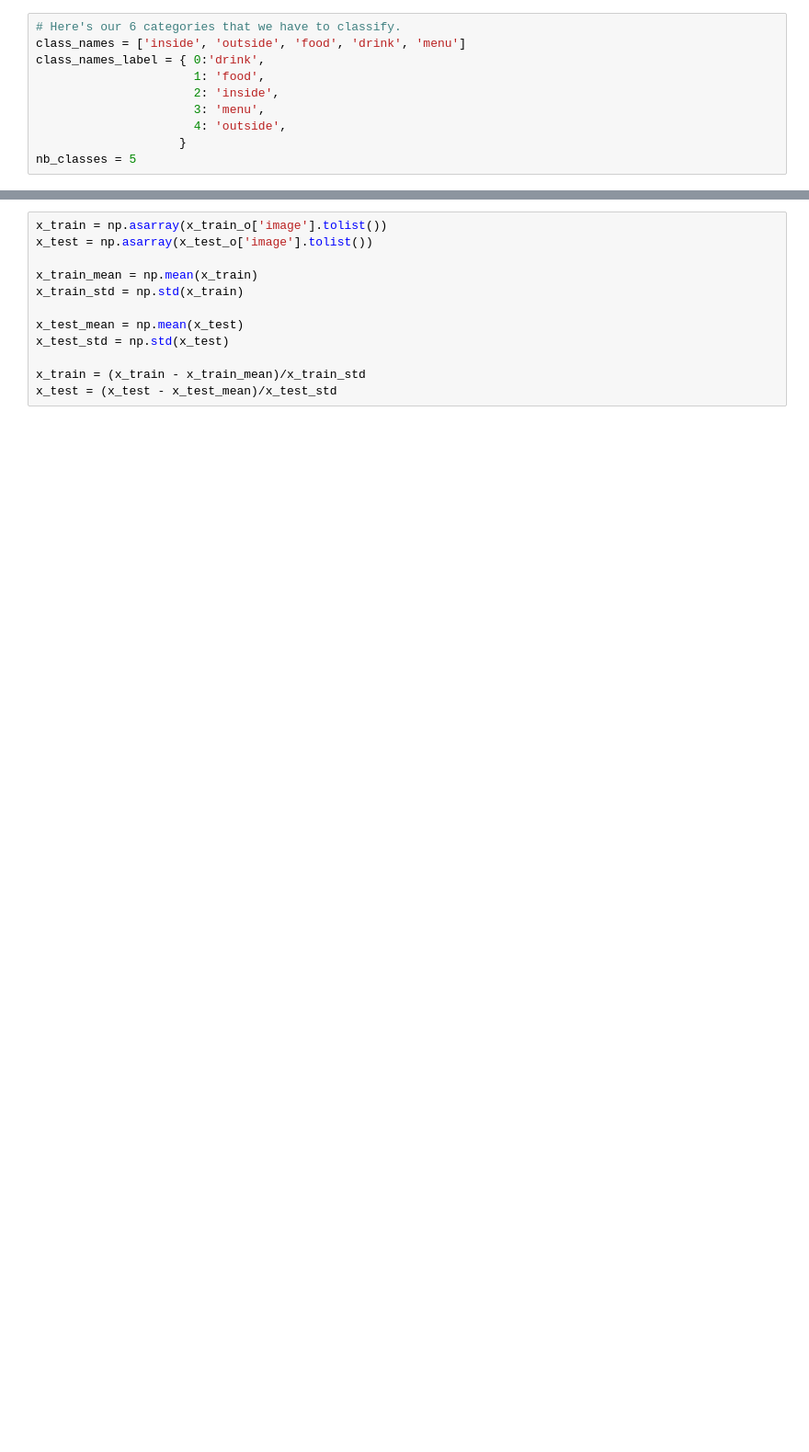
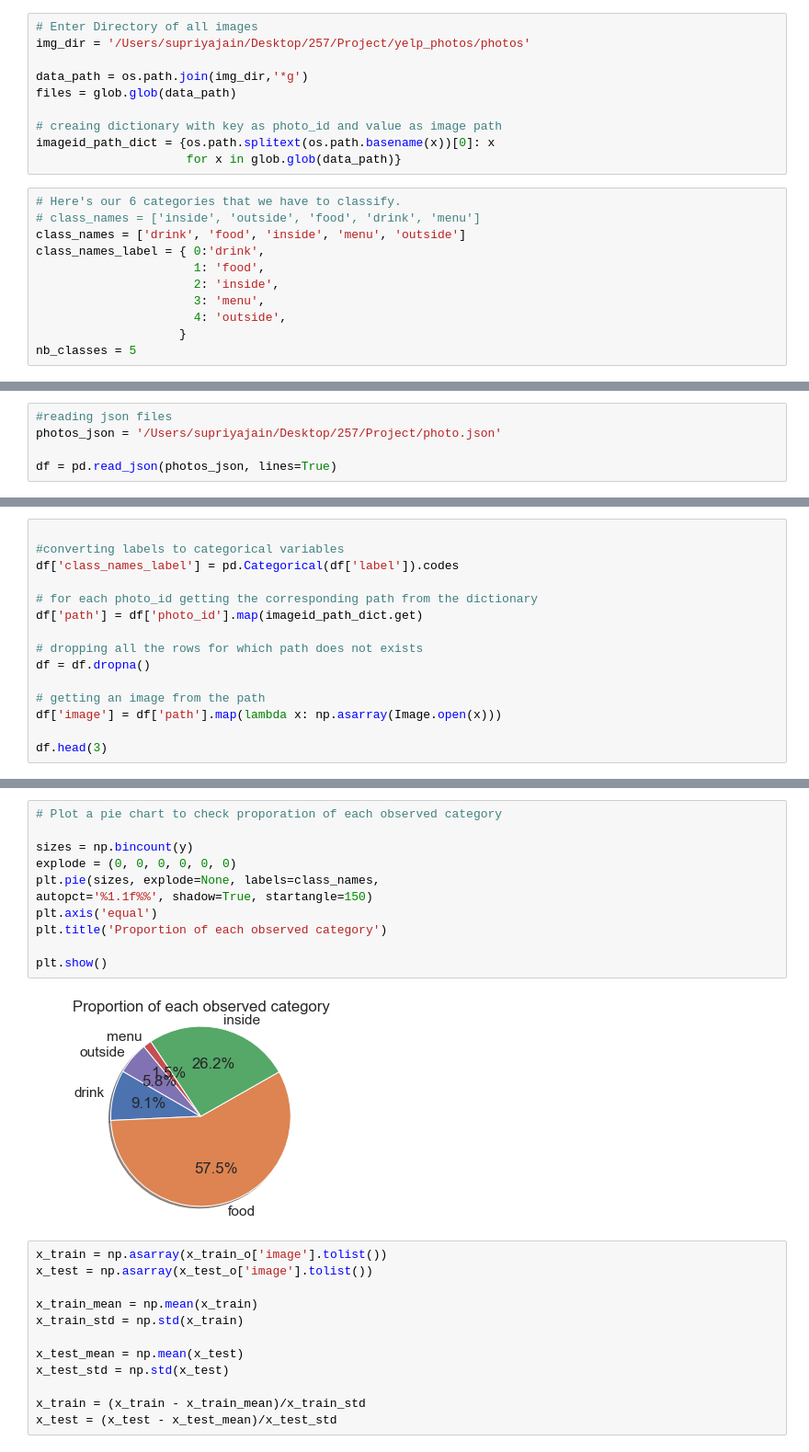
Before and after one commit to chaitanyakasaraneni/yelpphotoclassification, a Jupyter notebook: ImageProcessing_CNN.ipynb, the cells around one changed output, grey strips where cells are left out. Shown at 92% size. Drawn from its saved outputs; the diff is of its cells as text; blank space fills up the shorter version.

```diff
--- a/ImageProcessing_CNN.ipynb
+++ b/ImageProcessing_CNN.ipynb
@@ -42,6 +52,17 @@ from keras.preprocessing.image import ImageDataGenerator
+# %%
+# Enter Directory of all images
+img_dir = '/Users/supriyajain/Desktop/257/Project/yelp_photos/photos'
+
+data_path = os.path.join(img_dir,'*g')
+files = glob.glob(data_path)
+
+# creaing dictionary with key as photo_id and value as image path
+imageid_path_dict = {os.path.splitext(os.path.basename(x))[0]: x
+                     for x in glob.glob(data_path)}
 # %%
 # Here's our 6 categories that we have to classify.
-class_names = ['inside', 'outside', 'food', 'drink', 'menu']
+# class_names = ['inside', 'outside', 'food', 'drink', 'menu']
+class_names = ['drink', 'food', 'inside', 'menu', 'outside']
 class_names_label = { 0:'drink',
                       1: 'food',
                       2: 'inside',
@@ -62,0 +73,5 @@ df.head(3)
+# %%
+#reading json files
+photos_json = '/Users/supriyajain/Desktop/257/Project/photo.json'
+
+df = pd.read_json(photos_json, lines=True)
@@ -62,0 +85,15 @@ df.head(3)
+# %%
+
+#converting labels to categorical variables
+df['class_names_label'] = pd.Categorical(df['label']).codes
+
+# for each photo_id getting the corresponding path from the dictionary
+df['path'] = df['photo_id'].map(imageid_path_dict.get)
+
+# dropping all the rows for which path does not exists
+df = df.dropna()
+
+# getting an image from the path
+df['image'] = df['path'].map(lambda x: np.asarray(Image.open(x)))
+
+df.head(3)
@@ -68,3 +121,16 @@ x_train_o, x_test_o, y_train_o, y_test_o  = train_test_split(x, y, test_size=0.2
+# %%
+# Plot a pie chart to check proporation of each observed category
+
+sizes = np.bincount(y)
+explode = (0, 0, 0, 0, 0, 0)
+plt.pie(sizes, explode=None, labels=class_names,
+autopct='%1.1f%%', shadow=True, startangle=150)
+plt.axis('equal')
+plt.title('Proportion of each observed category')
+
+plt.show()
+# %% [output]
+[figure, added]
 # %%
 x_train = np.asarray(x_train_o['image'].tolist())
 x_test = np.asarray(x_test_o['image'].tolist())
```
Also changed, not shown: parts of 56 cells of this notebook.
